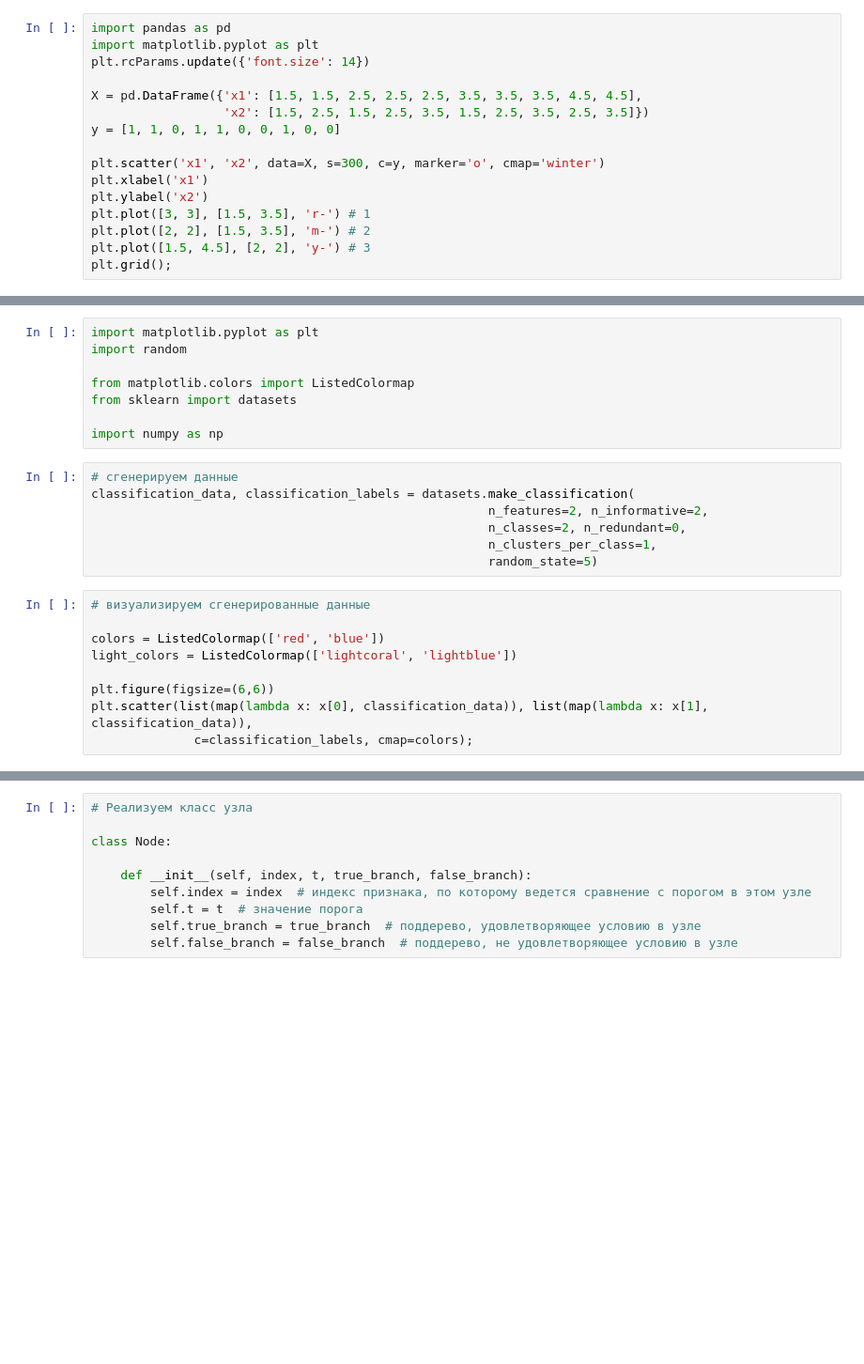
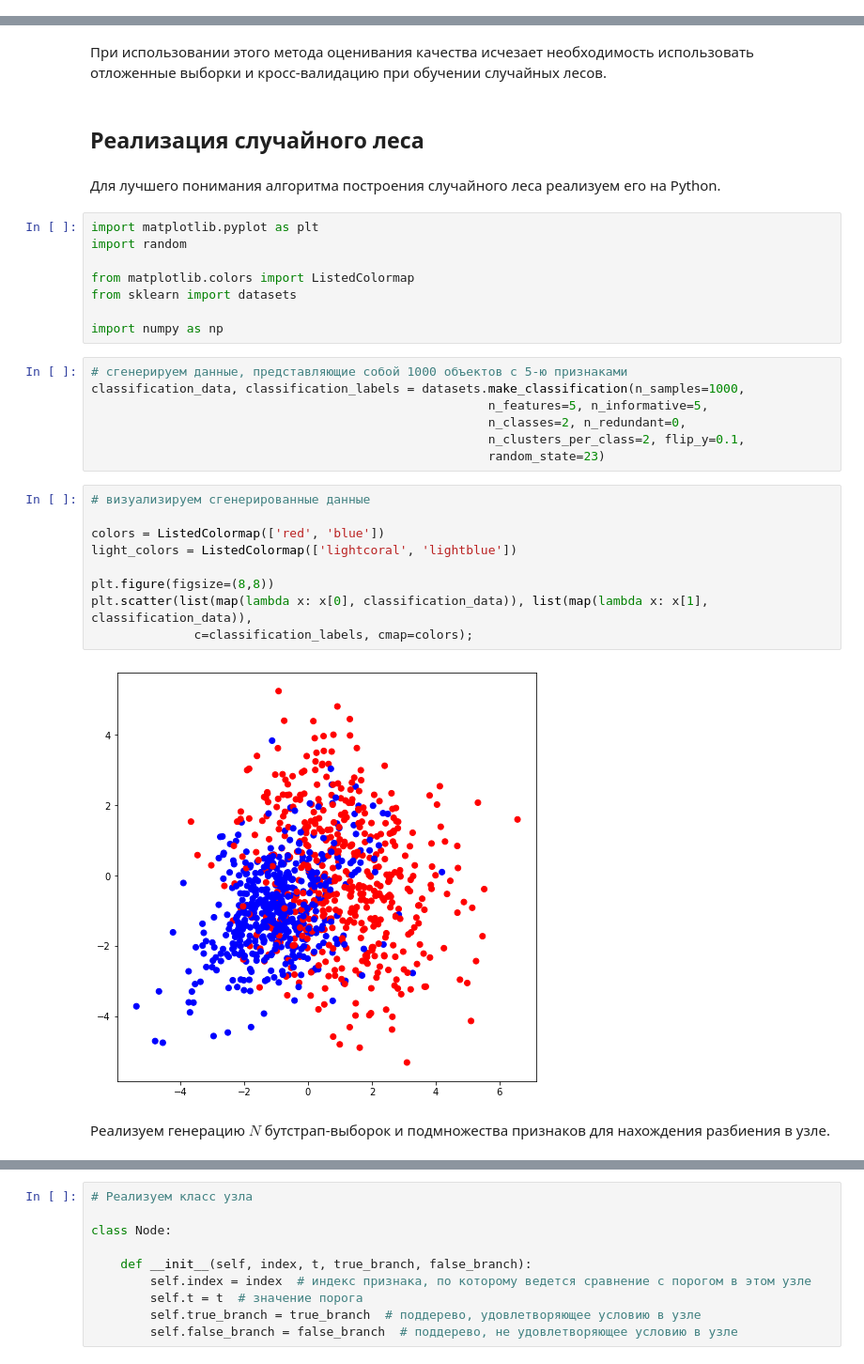
Before and after one commit to lionpit12/Piton_Problems_2, a Jupyter notebook: New HW.ipynb, the cells around one changed output, grey strips where cells are left out. Shown: that part at 94% size. Cells and saved outputs as stored; diff of their text form; blank space fills up the shorter version.

```diff
--- a/New HW.ipynb
+++ b/New HW.ipynb
@@ -148,16 +0,0 @@ $$R_{\alpha}(T) = R(T) + \alpha|T|,$$
-# %%
-import pandas as pd
-import matplotlib.pyplot as plt
-plt.rcParams.update({'font.size': 14})
-
-X = pd.DataFrame({'x1': [1.5, 1.5, 2.5, 2.5, 2.5, 3.5, 3.5, 3.5, 4.5, 4.5],
-                  'x2': [1.5, 2.5, 1.5, 2.5, 3.5, 1.5, 2.5, 3.5, 2.5, 3.5]})
-y = [1, 1, 0, 1, 1, 0, 0, 1, 0, 0]
-
-plt.scatter('x1', 'x2', data=X, s=300, c=y, marker='o', cmap='winter')
-plt.xlabel('x1')
-plt.ylabel('x2')
-plt.plot([3, 3], [1.5, 3.5], 'r-') # 1
-plt.plot([2, 2], [1.5, 3.5], 'm-') # 2
-plt.plot([1.5, 4.5], [2, 2], 'y-') # 3
-plt.grid();
@@ -201,3 +69,9 @@ print('IG(x_2 <= 2.0) = {:.4}'.format(IG))
+# %% [markdown]
+При использовании этого метода оценивания качества исчезает необходимость использовать отложенные выборки и кросс-валидацию при обучении случайных лесов.
+# %% [markdown]
+## Реализация случайного леса
+# %% [markdown]
+Для лучшего понимания алгоритма построения случайного леса реализуем его на Python.
 # %%
 import matplotlib.pyplot as plt
 import random
@@ -207,18 +81,22 @@ from sklearn import datasets
 
 import numpy as np
 # %%
-# сгенерируем данные
-classification_data, classification_labels = datasets.make_classification(
-                                                      n_features=2, n_informative=2,
+# сгенерируем данные, представляющие собой 1000 объектов с 5-ю признаками
+classification_data, classification_labels = datasets.make_classification(n_samples=1000,
+                                                      n_features=5, n_informative=5,
                                                       n_classes=2, n_redundant=0,
-                                                      n_clusters_per_class=1,
-                                                      random_state=5)
+                                                      n_clusters_per_class=2, flip_y=0.1,
+                                                      random_state=23)
 # %%
 # визуализируем сгенерированные данные
 
 colors = ListedColormap(['red', 'blue'])
 light_colors = ListedColormap(['lightcoral', 'lightblue'])
 
-plt.figure(figsize=(6,6))
+plt.figure(figsize=(8,8))
 plt.scatter(list(map(lambda x: x[0], classification_data)), list(map(lambda x: x[1], classification_data)),
               c=classification_labels, cmap=colors);
+# %% [output]
+[figure, added]
+# %% [markdown]
+Реализуем генерацию $N$ бутстрап-выборок и подмножества признаков для нахождения разбиения в узле.
```
Also changed, not shown: parts of 143 cells of this notebook.
